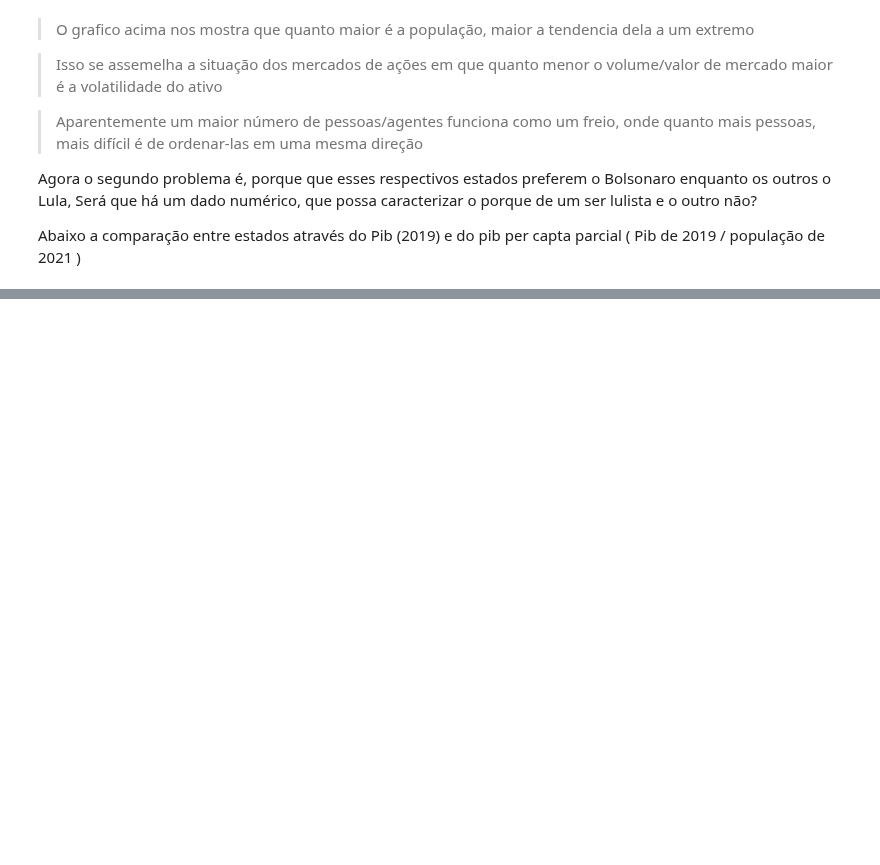
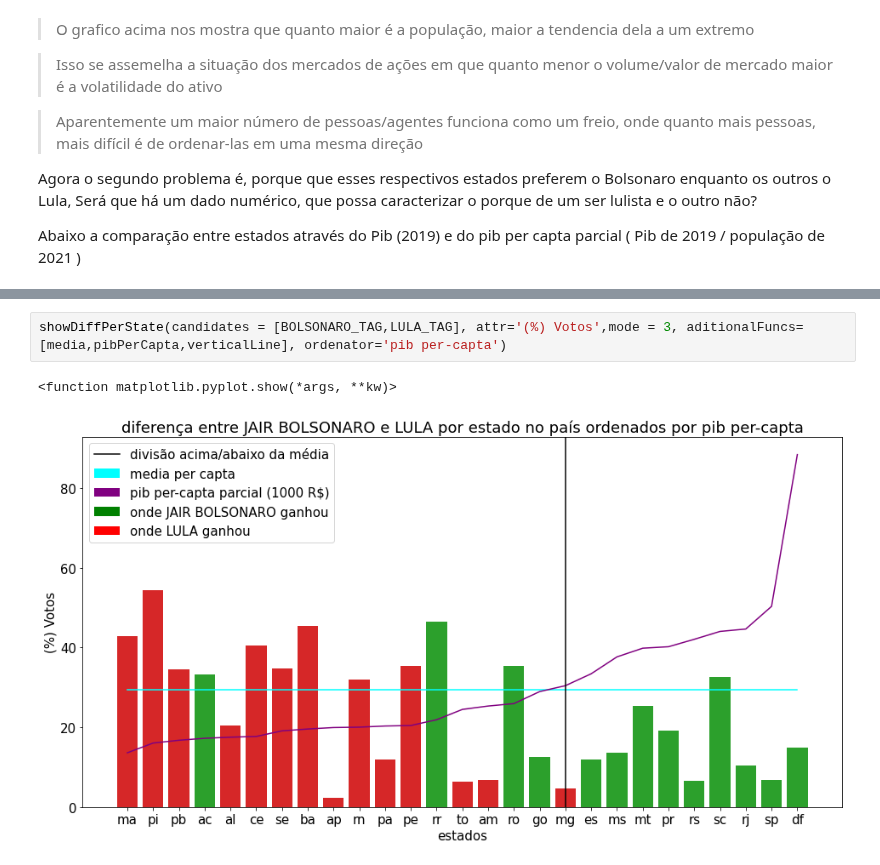
Before and after one commit to luisArthurRodriguesDaSilva/analise-eleicoes-brasileiras-2022, a Jupyter notebook: apuração.ipynb, the cells around one changed output, grey strips where cells are left out. Drawn from its saved outputs; the diff is of its cells as text; blank space fills up the shorter version.

```diff
--- a/apuração.ipynb
+++ b/apuração.ipynb
@@ -272,0 +278,5 @@ Aparentemente não há nenhuma relação direta entre o quão bolsonarista/lulis
+# %%
+showDiffPerState(candidates = [BOLSONARO_TAG,LULA_TAG], attr='(%) Votos',mode = 3, aditionalFuncs=[media,pibPerCapta,verticalLine], ordenator='pib per-capta')
+# %% [output]
+<function matplotlib.pyplot.show(*args, **kw)>
+[figure, added]
```
Also changed, not shown: parts of 13 cells of this notebook.
